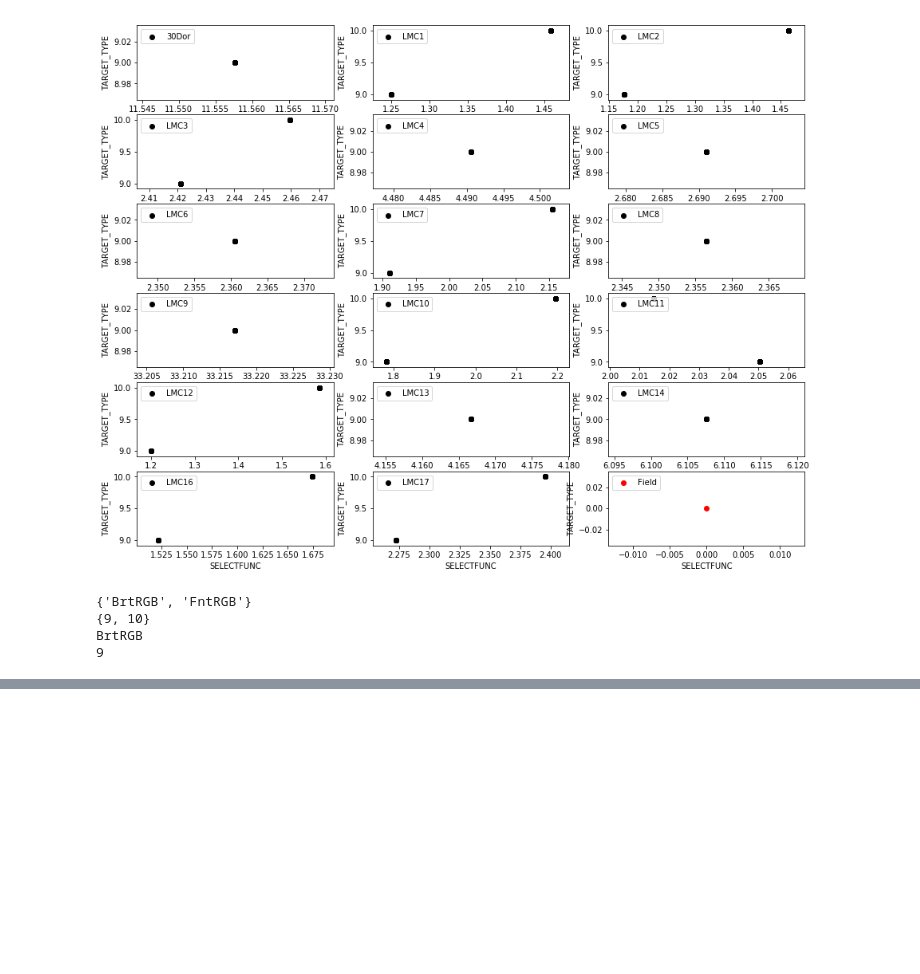
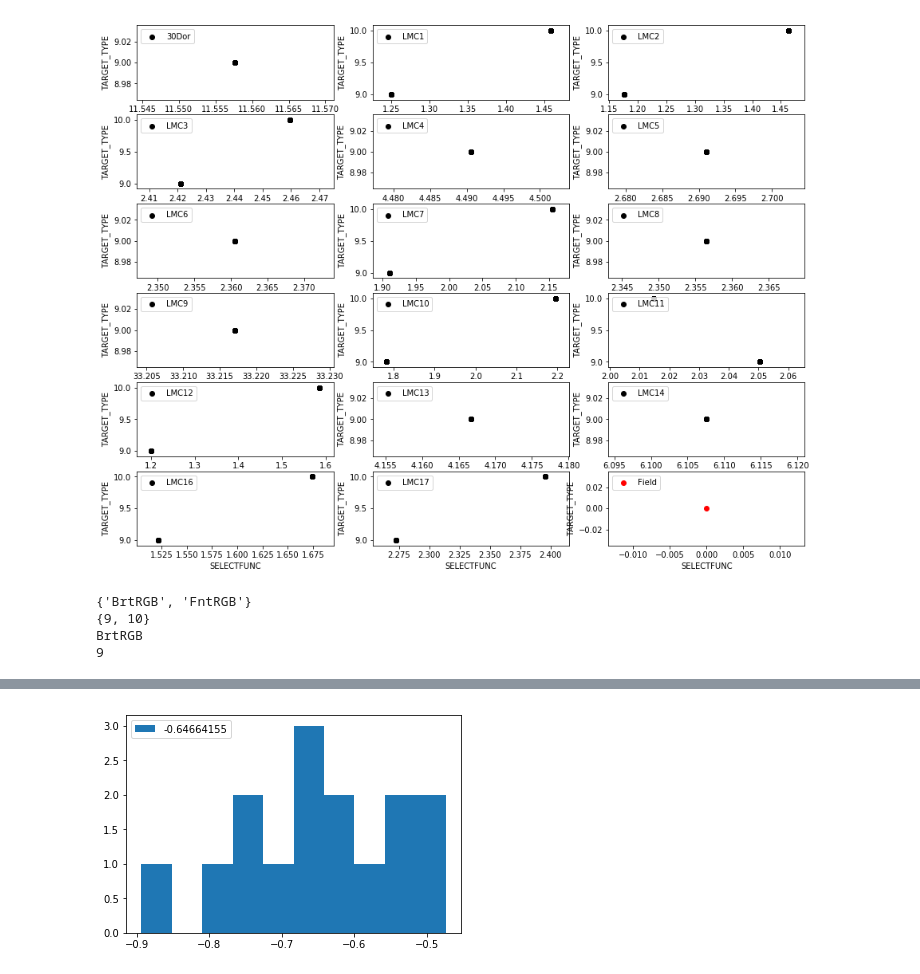
Before and after one commit to JoshuaPovick/Magellanic_Ages, a Jupyter notebook: LMC_Structure.ipynb, the cells around one changed output, grey strips where cells are left out. Saved outputs shown, nothing was run; the diff lists cells and outputs as text; code cells hidden in the pictures; blank space fills up the shorter version.

```diff
--- a/LMC_Structure.ipynb
+++ b/LMC_Structure.ipynb
@@ -510,0 +711,87 @@ BrtRGB
+# %%
+#30Dor
+plt.hist(clndr16['FE_H'][dor30],label=str(np.median(clndr16['FE_H'][dor30])))
+plt.legend(loc='upper left')
+plt.show()
+
+#LMC1
+plt.hist(clndr16['FE_H'][lmc1],label=str(np.median(clndr16['FE_H'][lmc1])))
+plt.legend(loc='upper left')
+plt.show()
+
+#LMC2
+plt.hist(clndr16['FE_H'][lmc2],label=str(np.median(clndr16['FE_H'][lmc2])))
+plt.legend(loc='upper left')
+plt.show()
+
+#LMC3
+plt.hist(clndr16['FE_H'][lmc3],label=str(np.median(clndr16['FE_H'][lmc3])))
+plt.legend(loc='upper left')
+plt.show()
+
+#LMC4
+plt.hist(clndr16['FE_H'][lmc4],label=str(np.median(clndr16['FE_H'][lmc4])))
+plt.legend(loc='upper left')
+plt.show()
+
+#LMC5
+plt.hist(clndr16['FE_H'][lmc5],label=str(np.median(clndr16['FE_H'][lmc5])))
+plt.legend(loc='upper left')
+plt.show()
+
+#LMC5
+plt.hist(clndr16['FE_H'][lmc6],label=str(np.median(clndr16['FE_H'][lmc6])))
+plt.legend(loc='upper left')
+plt.show()
+
+#LMC7
+plt.hist(clndr16['FE_H'][lmc7],label=str(np.median(clndr16['FE_H'][lmc7])))
+plt.legend(loc='upper left')
+plt.show()
+
+#LMC8
+plt.hist(clndr16['FE_H'][lmc8],label=str(np.median(clndr16['FE_H'][lmc8])))
+plt.legend(loc='upper left')
+plt.show()
+
+#LMC9
+plt.hist(clndr16['FE_H'][lmc9],label=str(np.median(clndr16['FE_H'][lmc9])))
+plt.legend(loc='upper left')
+plt.show()
+
+#LMC10
+plt.hist(clndr16['FE_H'][lmc10],label=str(np.median(clndr16['FE_H'][lmc10])))
+plt.legend(loc='upper left')
+plt.show()
+
+#LMC11
+plt.hist(clndr16['FE_H'][lmc11],label=str(np.median(clndr16['FE_H'][lmc11])))
+plt.legend(loc='upper left')
+plt.show()
+
+#LMC12
+plt.hist(clndr16['FE_H'][lmc12],label=str(np.median(clndr16['FE_H'][lmc12])))
+plt.legend(loc='upper left')
+plt.show()
+
+#LMC13
+plt.hist(clndr16['FE_H'][lmc13],label=str(np.median(clndr16['FE_H'][lmc13])))
+plt.legend(loc='upper left')
+plt.show()
+
+#LMC14
+plt.hist(clndr16['FE_H'][lmc14],label=str(np.median(clndr16['FE_H'][lmc14])))
+plt.legend(loc='upper left')
+plt.show()
+
+#LMC16
+plt.hist(clndr16['FE_H'][lmc16],label=str(np.median(clndr16['FE_H'][lmc16])))
+plt.legend(loc='upper left')
+plt.show()
+
+#LMC17
+plt.hist(clndr16['FE_H'][lmc17],label=str(np.median(clndr16['FE_H'][lmc17])))
+plt.legend(loc='upper left')
+plt.show()
+# %% [output]
+[figure, added]
```
Also changed, not shown: parts of 12 cells of this notebook, 3 other files.
